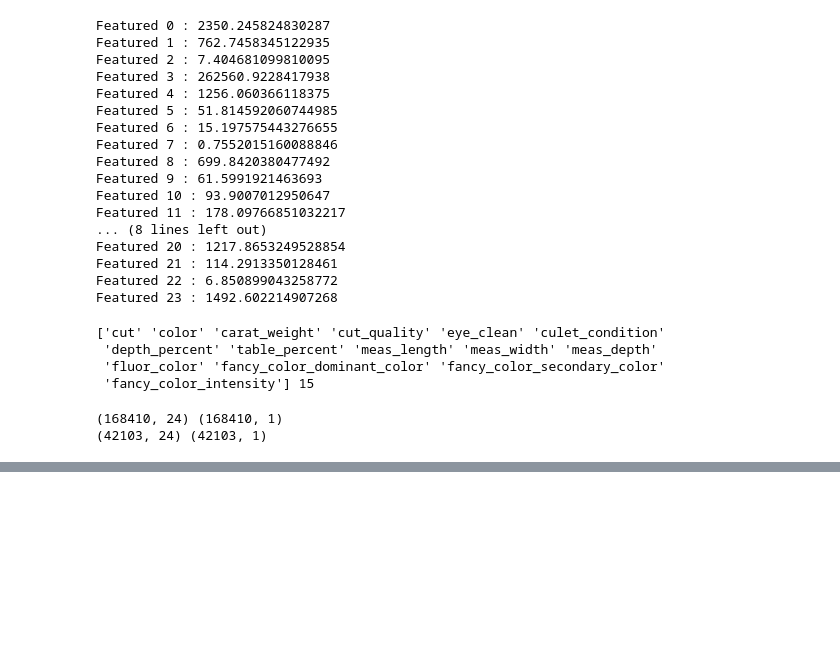
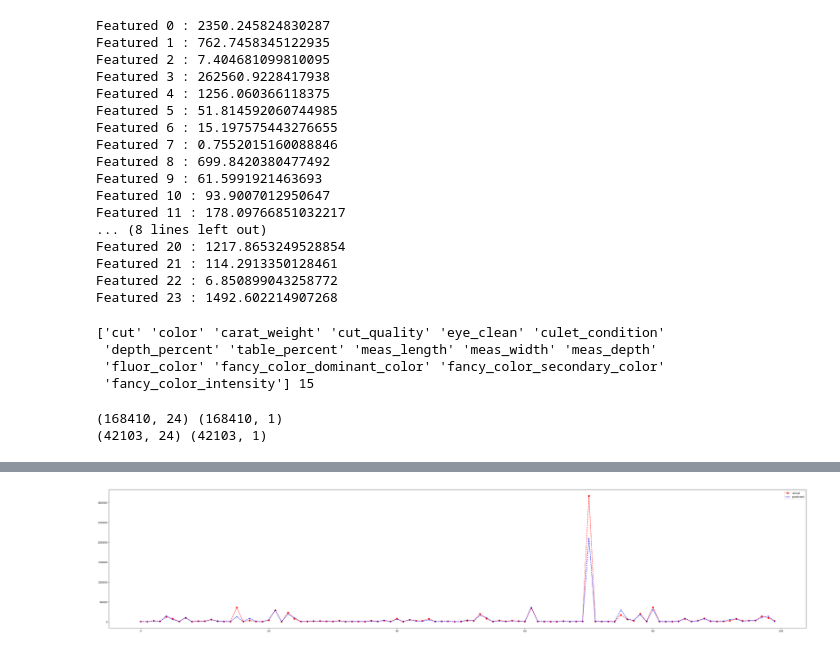
Before and after one commit to aghabidareh/DiamondSellPrice, a Jupyter notebook: DiamondSellsReg.ipynb, the cells around one changed output, grey strips where cells are left out. Cells and saved outputs as stored; diff of their text form; code cells hidden in the pictures; blank space fills up the shorter version.

```diff
--- a/DiamondSellsReg.ipynb
+++ b/DiamondSellsReg.ipynb
@@ -203,0 +239,4 @@ print(X_test.shape , y_test.shape)
+# %%
+pred = model.predict(X_test)
+r2 = r2_score(y_test , pred)*100
+print(f'R Squared : {r2}')
@@ -203,0 +246,8 @@ print(X_test.shape , y_test.shape)
+# %%
+plt.figure(figsize=(50 , 10))
+plt.plot(y_test[5000:5100] , 'ro--' , label='actual')
+plt.plot(pred[5000:5100] , 'b+--' , label='predicted')
+plt.legend()
+plt.show()
+# %% [output]
+[figure, added]
```
Also changed, not shown: parts of 7 cells of this notebook, 1 other file.
